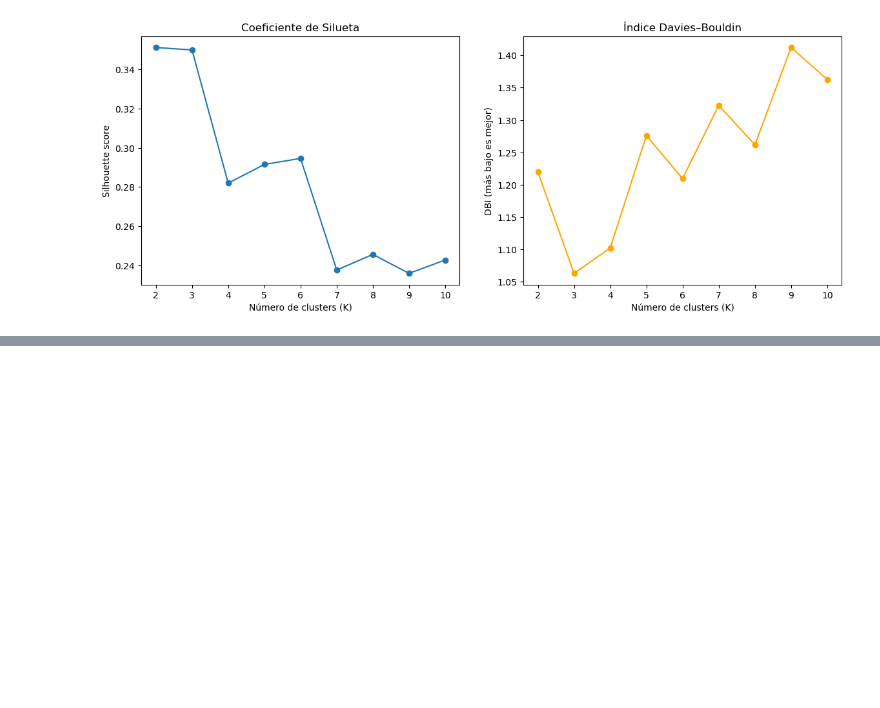
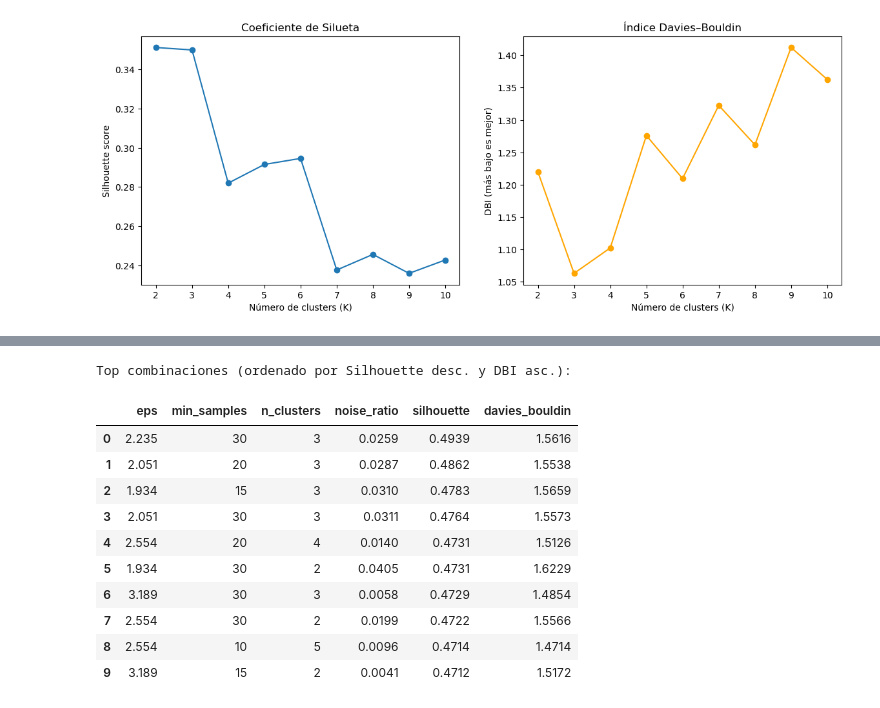
Before and after one commit to carvafel/Laboratorio-2, a Jupyter notebook: Lab2.ipynb, the cells around one changed output, grey strips where cells are left out. Drawn from its saved outputs; the diff is of its cells as text; code cells hidden in the pictures; blank space fills up the shorter version.

```diff
--- a/Lab2.ipynb
+++ b/Lab2.ipynb
@@ -741,0 +790,44 @@ plt.show()
+# %%
+from sklearn.cluster import DBSCAN
+from sklearn.metrics import silhouette_score, davies_bouldin_score
+
+res = []
+for ms in min_samples_candidates:
+    for eps in eps_candidates:
+        labels = DBSCAN(eps=eps, min_samples=ms).fit_predict(X_scaled)
+        uniq = set(labels)
+        n_clusters = len(uniq) - (1 if -1 in uniq else 0)
+        noise = (labels == -1).mean()
+        if n_clusters >= 2:
+            sil = silhouette_score(X_scaled, labels)
+            dbi = davies_bouldin_score(X_scaled, labels)
+        else:
+            sil, dbi = np.nan, np.nan
+        res.append({
+            "eps": eps,
+            "min_samples": ms,
+            "n_clusters": n_clusters,
+            "noise_ratio": round(noise, 4),
+            "silhouette": None if np.isnan(sil) else round(sil, 4),
+            "davies_bouldin": None if np.isnan(dbi) else round(dbi, 4)
+        })
+
+res_dbscan = pd.DataFrame(res).sort_values(
+    ["silhouette","davies_bouldin"], ascending=[False, True], na_position="last"
+).reset_index(drop=True)
+
+print("Top combinaciones (ordenado por Silhouette desc. y DBI asc.):")
+display(res_dbscan.head(10))
+# %% [output]
+Top combinaciones (ordenado por Silhouette desc. y DBI asc.):
+|  | eps | min_samples | n_clusters | noise_ratio | silhouette | davies_bouldin |
+| 0 | 2.235 | 30 | 3 | 0.0259 | 0.4939 | 1.5616 |
+| 1 | 2.051 | 20 | 3 | 0.0287 | 0.4862 | 1.5538 |
+| 2 | 1.934 | 15 | 3 | 0.0310 | 0.4783 | 1.5659 |
+| 3 | 2.051 | 30 | 3 | 0.0311 | 0.4764 | 1.5573 |
+| 4 | 2.554 | 20 | 4 | 0.0140 | 0.4731 | 1.5126 |
+| 5 | 1.934 | 30 | 2 | 0.0405 | 0.4731 | 1.6229 |
+| 6 | 3.189 | 30 | 3 | 0.0058 | 0.4729 | 1.4854 |
+| 7 | 2.554 | 30 | 2 | 0.0199 | 0.4722 | 1.5566 |
+| 8 | 2.554 | 10 | 5 | 0.0096 | 0.4714 | 1.4714 |
+| 9 | 3.189 | 15 | 2 | 0.0041 | 0.4712 | 1.5172 |
```
Also changed, not shown: parts of 27 cells of this notebook, 3 other files.
